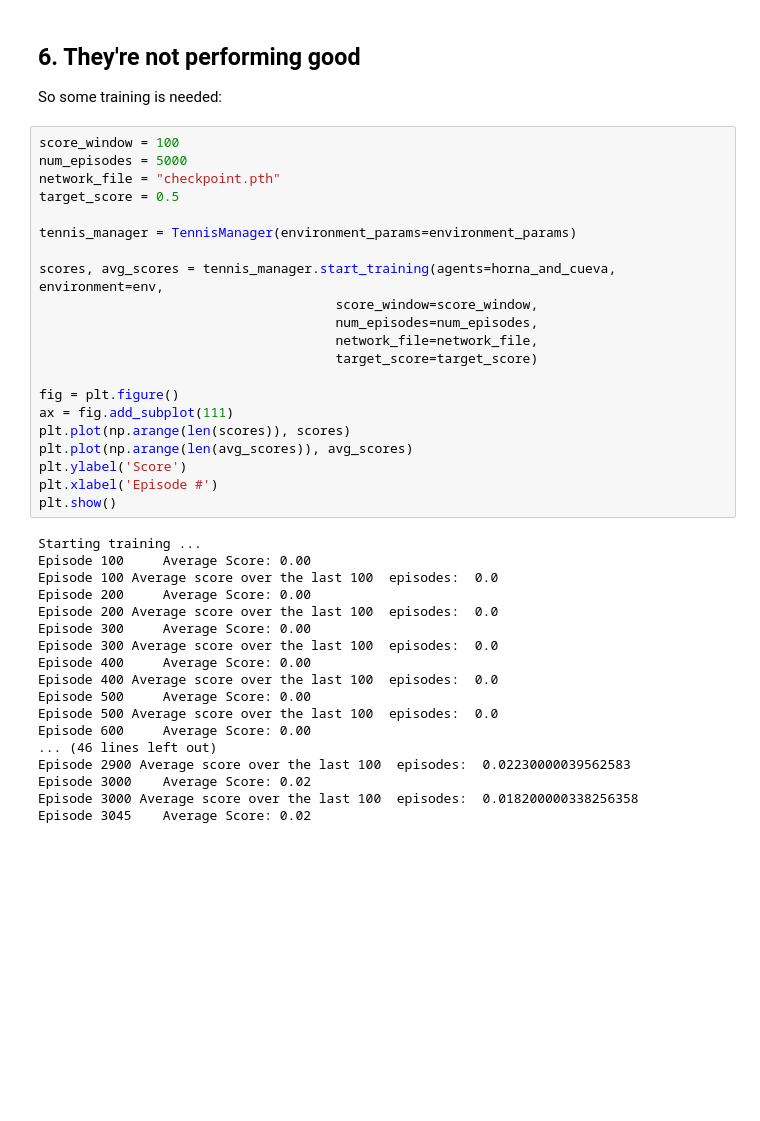
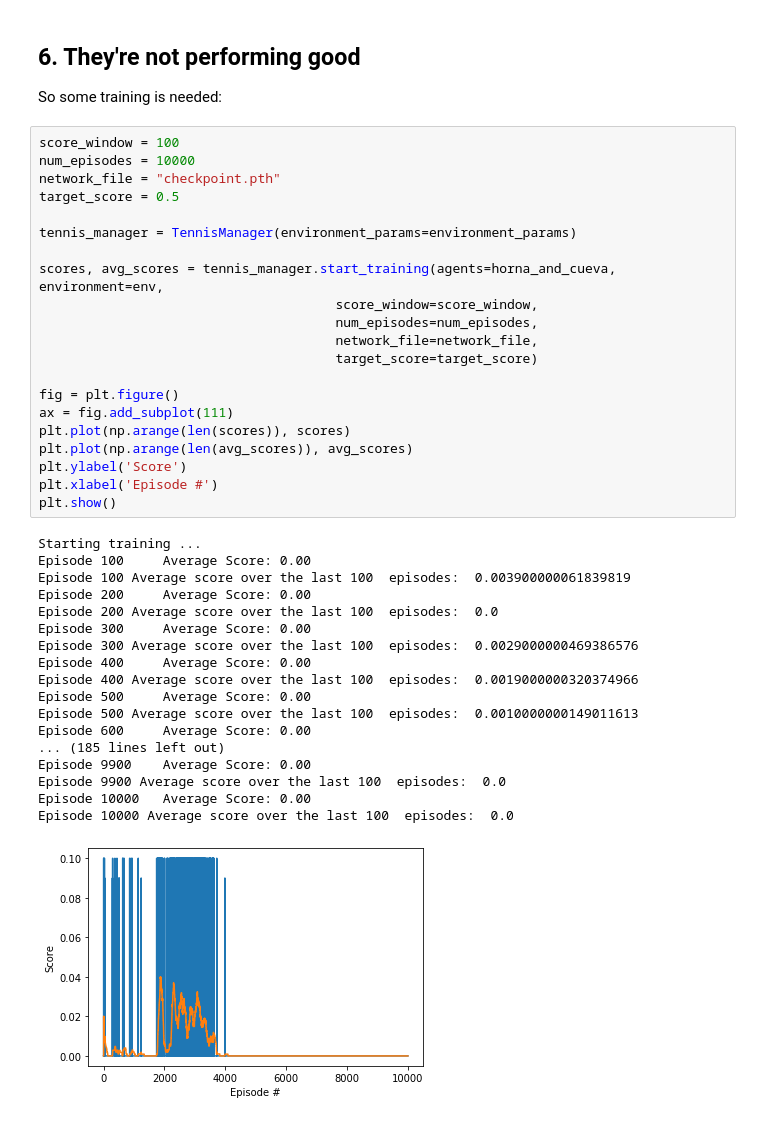
Before and after one commit to cptanalatriste/horna-cuevas-rally, a Jupyter notebook: Tennis.ipynb, the cells around one changed output. Saved outputs shown, nothing was run; the diff lists cells and outputs as text; blank space fills up the shorter version.

```diff
--- a/Tennis.ipynb
+++ b/Tennis.ipynb
@@ -190,40 +179,41 @@ Scores for this episode: [ 0.   -0.01]
 So some training is needed:
 # %%
 score_window = 100
-num_episodes = 5000
+num_episodes = 10000
 network_file = "checkpoint.pth"
 target_score = 0.5
 
 tennis_manager = TennisManager(environment_params=environment_params)
 
 scores, avg_scores = tennis_manager.start_training(agents=horna_and_cueva, environment=env,
                                       score_window=score_window,
                                       num_episodes=num_episodes,
                                       network_file=network_file,
                                       target_score=target_score)
 
 fig = plt.figure()
 ax = fig.add_subplot(111)
 plt.plot(np.arange(len(scores)), scores)
 plt.plot(np.arange(len(avg_scores)), avg_scores)
 plt.ylabel('Score')
 plt.xlabel('Episode #')
 plt.show()
 # %% [output]
 Starting training ...
 Episode 100     Average Score: 0.00
-Episode 100 Average score over the last 100  episodes:  0.0
+Episode 100 Average score over the last 100  episodes:  0.003900000061839819
 Episode 200     Average Score: 0.00
 Episode 200 Average score over the last 100  episodes:  0.0
 Episode 300     Average Score: 0.00
-Episode 300 Average score over the last 100  episodes:  0.0
+Episode 300 Average score over the last 100  episodes:  0.0029000000469386576
 Episode 400     Average Score: 0.00
-Episode 400 Average score over the last 100  episodes:  0.0
+Episode 400 Average score over the last 100  episodes:  0.0019000000320374966
 Episode 500     Average Score: 0.00
-Episode 500 Average score over the last 100  episodes:  0.0
+Episode 500 Average score over the last 100  episodes:  0.0010000000149011613
 Episode 600     Average Score: 0.00
-... (46 lines left out)
-Episode 2900 Average score over the last 100  episodes:  0.02230000039562583
-Episode 3000    Average Score: 0.02
-Episode 3000 Average score over the last 100  episodes:  0.018200000338256358
-Episode 3045    Average Score: 0.02
+... (185 lines left out)
+Episode 9900    Average Score: 0.00
+Episode 9900 Average score over the last 100  episodes:  0.0
+Episode 10000   Average Score: 0.00
+Episode 10000 Average score over the last 100  episodes:  0.0
+[figure, added]
```
Also changed, not shown: parts of 1 cell of this notebook, 4 other files.
